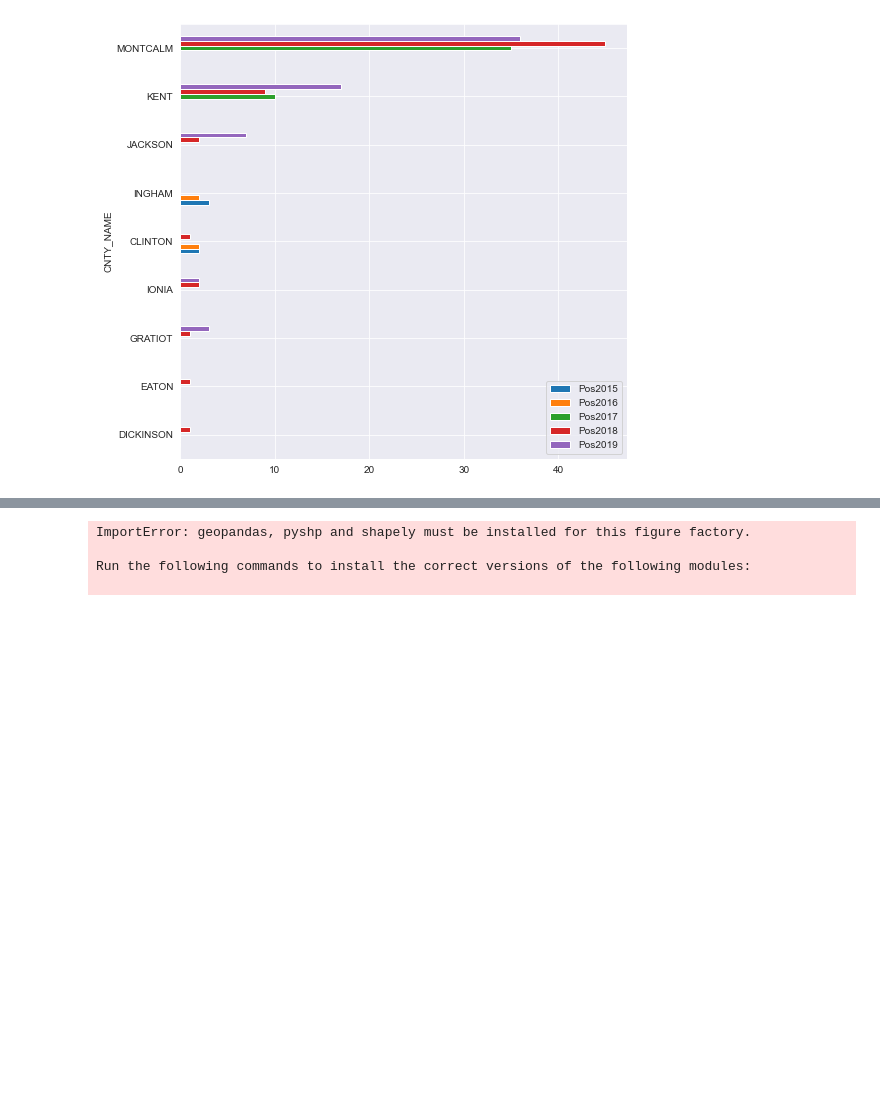
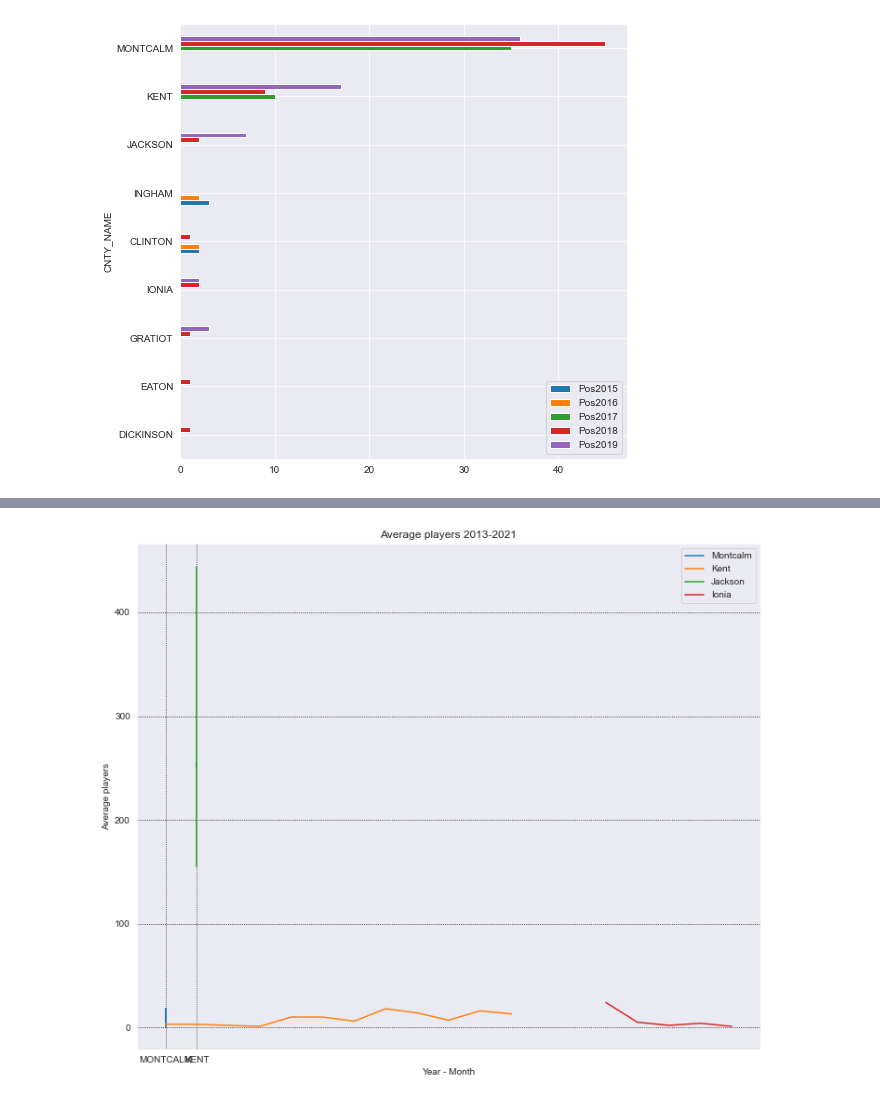
Before and after one commit to Ambush3/Michigan-Deer-CWD, a Jupyter notebook: CWD.ipynb, the cells around one changed output, grey strips where cells are left out. Cells and saved outputs as stored; diff of their text form; code cells hidden in the pictures; blank space fills up the shorter version.

```diff
--- a/CWD.ipynb
+++ b/CWD.ipynb
@@ -201,32 +201,36 @@ folium.GeoJsonTooltip(fields=['CNTY_NAME', 'Tests2015', 'Test2016', 'Test2017',
 m
 # %% [output]
 [interactive output not drawn]
-# %%
-fips = ['117', '081', '075', '067', '065',
-        '057', '045', '043', '037']
-
-values = range(len(fips))
-
-fig = ff.create_choropleth(fips=fips, values=values)
-fig.layout.template = None
-fig.show()
-
-# def create_map(table, zips, mapped_feature, add_text = ''):
-#     # reading geojson file
-#     mi_geo = r'us-county-boundaries(1).json'
-#     # initiating a Folium map with Longitude and Latitude
-#     m = folium.Map(location = [43.0978, -85.2289], zoom_start=8)
-#     # creating a choropleth map
-#     m.choropleth(
-#         geo_data = mi_geo,
-#         fill_opacity = 0.7,
-#         line_opacity = 0.2,
-#         data = table,
-#         key_on = ''
-#
-#     )
-# %% [output]
-ImportError: geopandas, pyshp and shapely must be installed for this figure factory.
-
-Run the following commands to install the correct versions of the following modules:
-
+# %%
+cwd6 = data_clean
+Montcalm = cwd6[cwd6['CNTY_NAME'] == 'MONTCALM']
+Kent = cwd6[cwd6['CNTY_NAME'] == 'KENT']
+Jackson = cwd6[cwd6['CNTY_NAME'] == 'Jackson']
+Ionia = cwd6[cwd6['CNTY_NAME'] == 'Ionia']
+Ingham = cwd6[cwd6['CNTY_NAME'] == 'Ingham']
+Gratiot = cwd6[cwd6['CNTY_NAME'] == 'GRATIOT']
+Eaton = cwd6[cwd6['CNTY_NAME'] == 'EATON']
+Dickinson = cwd6[cwd6['CNTY_NAME'] == 'DICKINSON']
+Clinton = cwd6[cwd6['CNTY_NAME'] == 'CLINTON']
+
+Montcalm = Montcalm.head(12)
+Kent = Kent.head(12)
+Jackson = Jackson.head(12)
+Ionia = Ionia.head(12)
+Gratiot = Gratiot.head(12)
+Eaton = Eaton.head(12)
+Dickinson = Dickinson.head(12)
+Clinton = Clinton.head(12)
+# %%
+rcParams['figure.figsize'] = 12,10
+plt.plot(Montcalm['CNTY_NAME'], Montcalm['PosTotal'], Montcalm['PosTotal'])
+plt.plot(Kent['CNTY_NAME'], Kent['TestTotal'], Kent['PosTotal'])
+plt.plot(Jackson['CNTY_NAME'], Jackson['TestTotal'], Jackson['PosTotal'])
+plt.plot(Ionia['CNTY_NAME'], Ionia['TestTotal'], Ionia['PosTotal'])
+plt.grid(True, color='k', linestyle=':')
+plt.title("Average players 2013-2021")
+plt.xlabel('Year - Month')
+plt.ylabel('Average players')
+plt.legend(['Montcalm', 'Kent', 'Jackson', 'Ionia']);
+# %% [output]
+[figure, added]
```
Also changed, not shown: parts of 1 cell of this notebook.
